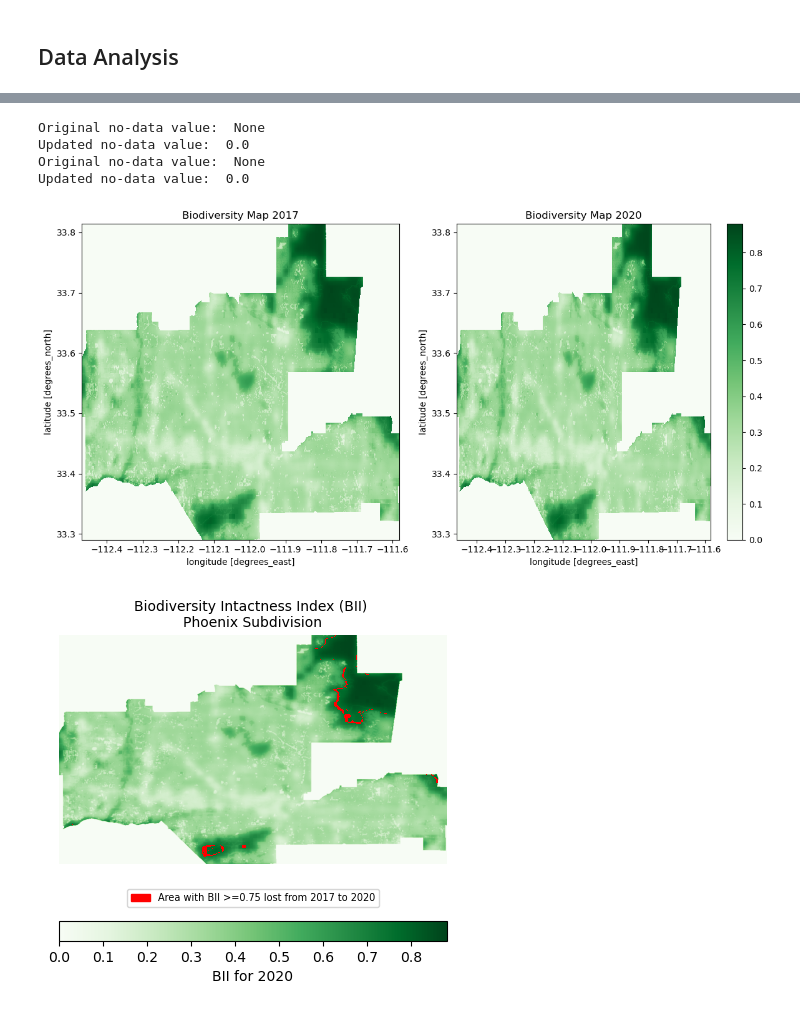
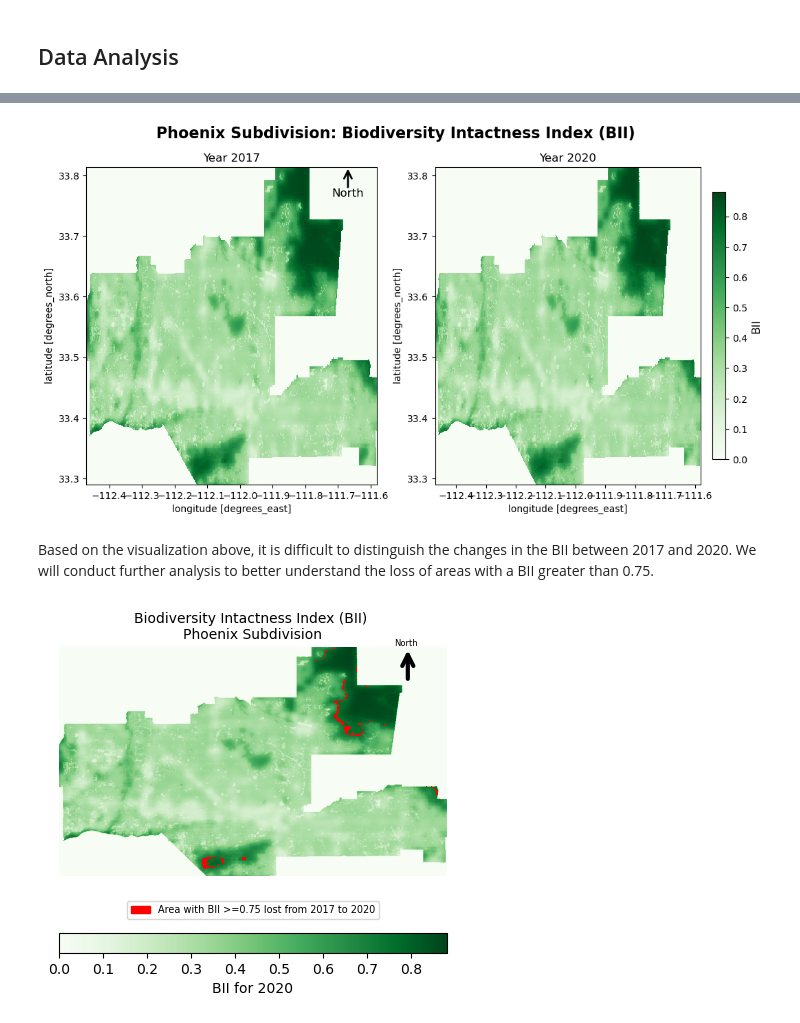
Before and after one commit to kpaya/impacts-of-urban-expansion-analysis, a Jupyter notebook: EDS220-FinalProject-Task2.ipynb, the cells around one changed output, grey strips where cells are left out. Saved outputs shown, nothing was run; the diff lists cells and outputs as text; code cells hidden in the pictures.

Commit message:
add subdivison map, fix functions

```diff
--- a/EDS220-FinalProject-Task2.ipynb
+++ b/EDS220-FinalProject-Task2.ipynb
@@ -294,0 +300,12 @@ Phoenix Total percent area with a BII of at least 0.75 : 3.6 %
+# %%
+# Define 2017 and 2020 inputs to function
+city='Phoenix'
+threshold=0.75
+
+# Run functions for 2017
+biodiversity_2017 = biodiversity_function(2017,city)
+percent_2017 = percent_function(biodiversity_2017, 2017,threshold)
+
+# Run functions for 2020
+biodiversity_2020 = biodiversity_function(2020,city)
+percent_2020 = percent_function(biodiversity_2020, 2020,threshold)
@@ -295,27 +359,39 @@ Phoenix Total percent area with a BII of at least 0.75 : 3.6 %
 # %%
-# Get biodiversity data for 2020 and 2017
-#ax.axis('off')
-biodiversity_2020 = biodiversity_function(2020, 'Phoenix')
-biodiversity_2017 = biodiversity_function(2017, 'Phoenix')
-
-# Create a figure with two subplots
+# Create two maps to compare 2017 - 2020 BII
 fig, axes = plt.subplots(1, 2, figsize=(12, 6))
 
-# Plot the 2017 biodiversity map
-biodiversity_2020[0].plot(ax=axes[0], cmap='Greens',add_colorbar=False)
-axes[0].set_title("Biodiversity Map 2017")
+# Plot the 2017 BII map
+biodiversity_2017[0].plot(ax=axes[0], cmap='Greens', add_colorbar=False)
+axes[0].set_title("Year 2017")
 
-# Plot the 2020 biodiversity map
-biodiversity_2020[0].plot(ax=axes[1], cmap='Greens')
-axes[1].set_title("Biodiversity Map 2020")
+# Plot the 2020 BII map
+map_2020=biodiversity_2020[0].plot(ax=axes[1], cmap='Greens', add_colorbar=False)
+axes[1].set_title("Year 2020")
+
+# Add colorbar
+cbar = fig.colorbar(map_2020, ax=axes[1], orientation='vertical', fraction=0.046, pad=0.04)
+cbar.set_label("BII", fontsize=12)
+
+# Add North arrow
+arrow = FancyArrowPatch(
+    (0.9, 0.93), (0.9, 1),
+    mutation_scale=20,
+    color='black',
+    lw=2,
+    arrowstyle='->',
+    label='North',
+    transform=axes[0].transAxes)
+
+axes[0].add_patch(arrow)
+axes[0].text(0.9, 0.9, 'North', color='black', fontsize=12, ha='center', va='bottom', transform=axes[0].transAxes)
+
+# Add title
+fig.suptitle("Phoenix Subdivision: Biodiversity Intactness Index (BII)", fontsize=16, fontweight='bold')
 
 # Show the plots
-plt.tight_layout()
 plt.show()
 # %% [output]
-Original no-data value:  None
-Updated no-data value:  0.0
-Original no-data value:  None
-Updated no-data value:  0.0
-[figure, old version]
+[figure, new version]
+# %% [markdown]
+Based on the visualization above, it is difficult to distinguish the changes in the BII between 2017 and 2020. We will conduct further analysis to better understand the loss of areas with a BII greater than 0.75.
 # %%
@@ -326,6 +407,8 @@ diff_filtered_reprojected = diff_filtered.rio.write_crs(biodiversity_2017[1].crs
 # %%
 # Create map
 fig, ax = plt.subplots(figsize=(5, 5))
+
+# Remove axis
 ax.axis('off')
 
 # Plot the biodiversity map
@@ -337,7 +420,7 @@ cmap = mcolors.ListedColormap([ 'red'])  # Red for 1, transparent for NaN
 bounds = [0, 1]  # Values between 0 and 1 are masked out (transparent), 1 will be red
 norm = mcolors.BoundaryNorm(bounds, cmap.N)
 
-# plot the difference filtered dataset
+# Plot the difference filtered dataset
 diff_filtered_reprojected.plot(ax=ax, cmap=cmap, norm=norm, add_colorbar=False)
 
 # Create a custom legend for the difference map (change in BII)
@@ -355,7 +438,20 @@ ax.set_title("Biodiversity Intactness Index (BII) \nPhoenix Subdivision", fontsi
 # Reverse the y-axis
 ax.invert_yaxis()
 
+# Add North arrow
+arrow = FancyArrowPatch(
+    (0.9, 0.85), (0.9, 1),
+    mutation_scale=20,
+    color='black',
+    lw=3,
+    arrowstyle='->',
+    label='North',
+    transform=ax.transAxes)
+
+ax.add_patch(arrow)
+ax.text(0.925, 1, 'North', color='black', fontsize=6, ha='right', va='bottom', transform=ax.transAxes)
+
 # Show plot
 plt.show()
 # %% [output]
-[figure, old version]
+[figure, new version]
```
Also changed, not shown: parts of 17 cells of this notebook.
